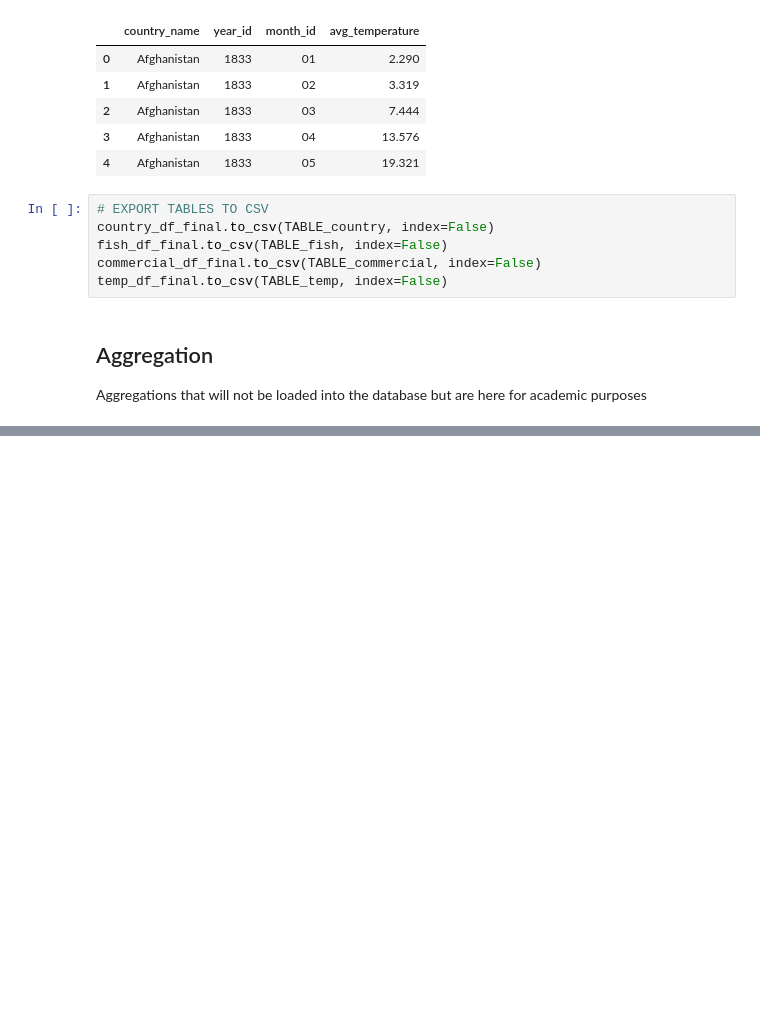
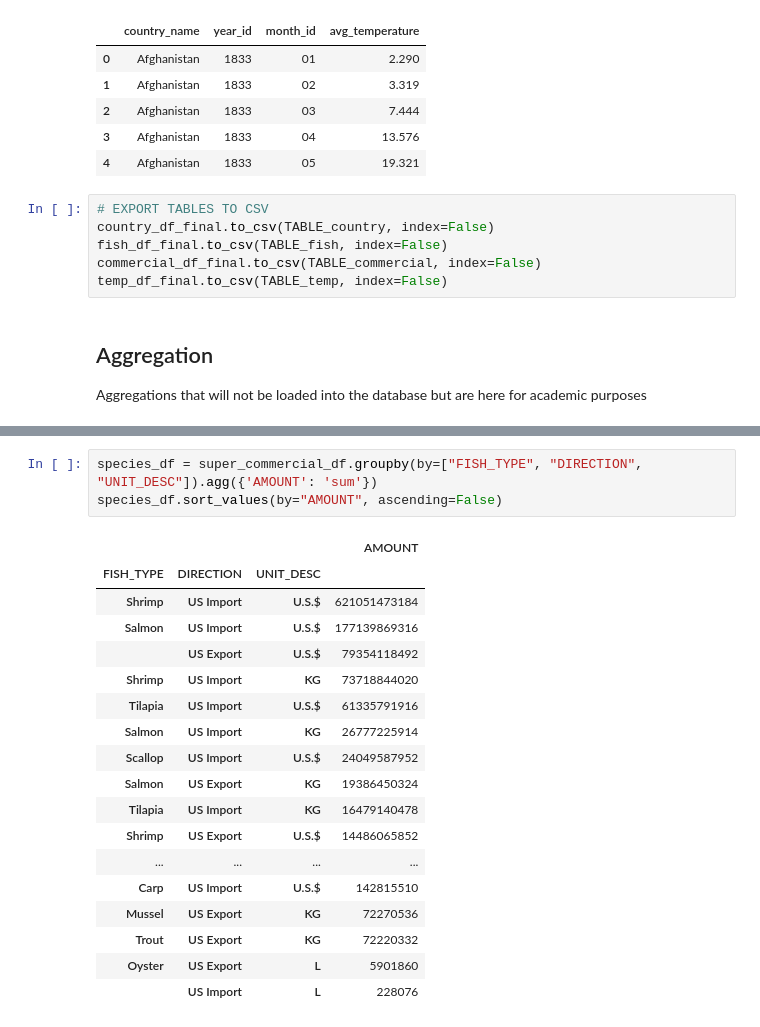
Before and after one commit to GT-Project1-A1/ETL-Group3, a Jupyter notebook: main.ipynb, the cells around one changed output, grey strips where cells are left out. Drawn from its saved outputs; the diff is of its cells as text; blank space fills up the shorter version.

```diff
--- a/main.ipynb
+++ b/main.ipynb
@@ -405,0 +415,22 @@ species_df
+# %%
+species_df = super_commercial_df.groupby(by=["FISH_TYPE", "DIRECTION", "UNIT_DESC"]).agg({'AMOUNT': 'sum'})
+species_df.sort_values(by="AMOUNT", ascending=False)
+# %% [output]
+|  |  |  | AMOUNT |
+| FISH_TYPE | DIRECTION | UNIT_DESC |  |
+| Shrimp | US Import | U.S.$ | 621051473184 |
+| Salmon | US Import | U.S.$ | 177139869316 |
+|  | US Export | U.S.$ | 79354118492 |
+| Shrimp | US Import | KG | 73718844020 |
+| Tilapia | US Import | U.S.$ | 61335791916 |
+| Salmon | US Import | KG | 26777225914 |
+| Scallop | US Import | U.S.$ | 24049587952 |
+| Salmon | US Export | KG | 19386450324 |
+| Tilapia | US Import | KG | 16479140478 |
+| Shrimp | US Export | U.S.$ | 14486065852 |
+| ... | ... | ... | ... |
+| Carp | US Import | U.S.$ | 142815510 |
+| Mussel | US Export | KG | 72270536 |
+| Trout | US Export | KG | 72220332 |
+| Oyster | US Export | L | 5901860 |
+|  | US Import | L | 228076 |
```
Also changed, not shown: parts of 4 cells of this notebook.
